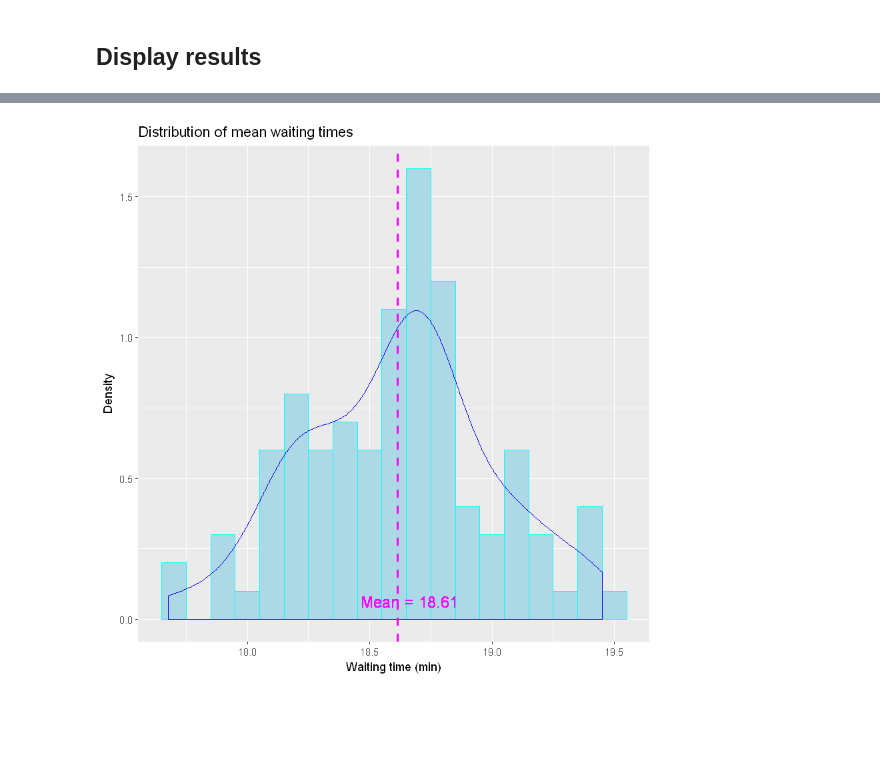
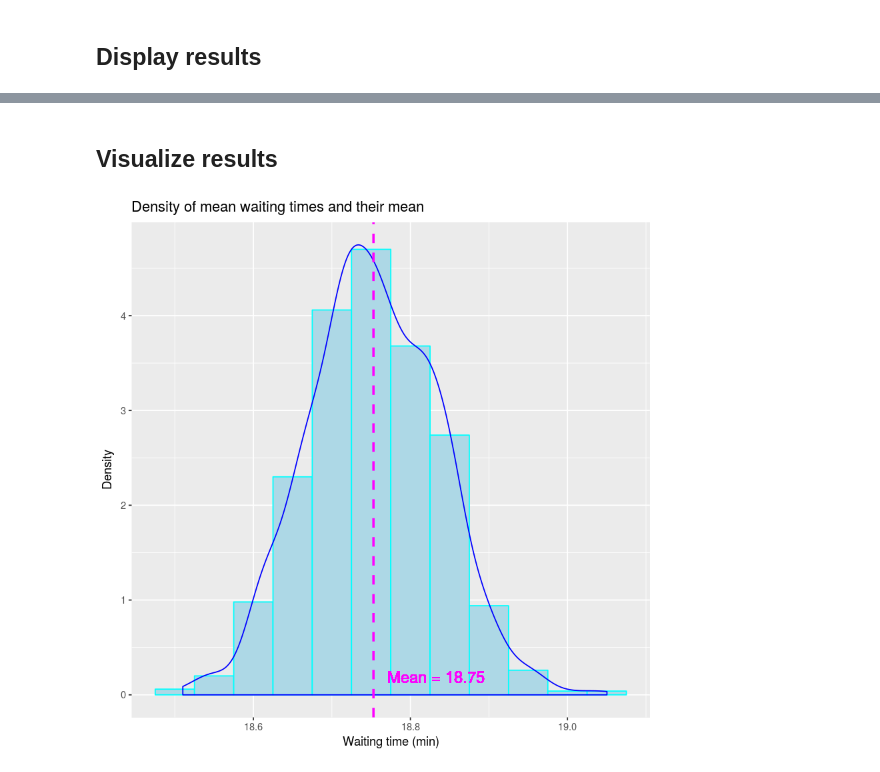
Before and after one commit to yurimejia/waiting_times, a Jupyter notebook: problem_1.ipynb, the cells around one changed output, grey strips where cells are left out. Cells and saved outputs as stored; diff of their text form; code cells hidden in the pictures; blank space fills up the shorter version.

```diff
--- a/problem_1.ipynb
+++ b/problem_1.ipynb
@@ -86,8 +86,16 @@ Compute_mean_wait_time = function(
 # %% [markdown]
 ## Calculations
 # %%
-# Generate 100 approximations
-ans = sapply(1:100, function(i){Compute_mean_wait_time()})
+# Generate N approximations/experiments
+N = 1000
+ans = sapply(1:N, function(i){
+    Compute_mean_wait_time(
+      num_trains = 10000,
+      num_passengers = 50000,
+      intertime_short = 15,
+      intertime_long = 45,
+      prob_short = 0.5)
+})
 df = data.frame(experiment = 1:length(ans),
                 wait_time = ans)
 # %% [markdown]
@@ -95,28 +115,30 @@ df = data.frame(experiment = 1:length(ans),
+# %% [markdown]
+## Visualize results
 # %%
 library(ggplot2)
 
 ggplot(data = df, aes(wait_time)) +
 # Display histogram and density
   geom_histogram(aes(y = ..density..),
                  col = 'cyan',
-                 binwidth = 0.1,
+                 binwidth = 0.05,
                  fill = 'lightblue',
                  alpha = 1) +
   geom_density(col = 'blue') +
-  labs(title = 'Distribution of mean waiting times',
+  labs(title = 'Density of mean waiting times and their mean',
        x = 'Waiting time (min)',
        y = 'Density') +
 # Display mean vertical line
   geom_vline(aes(xintercept = mean(wait_time)),
              col = 'magenta',
              size = 1,
              linetype = 'dashed') +
 # Display mean value
   geom_text(aes(label = paste('Mean =', round(mean(wait_time), 2)),
                 y = 0,
-                x = mean(wait_time) + 0.05),
+                x = mean(wait_time) + 0.08),
             vjust = -1,
             col = 'magenta',
             size = 5)
 # %% [output]
-[figure, old version]
+[figure, new version]
```
Also changed, not shown: parts of 5 cells of this notebook.
